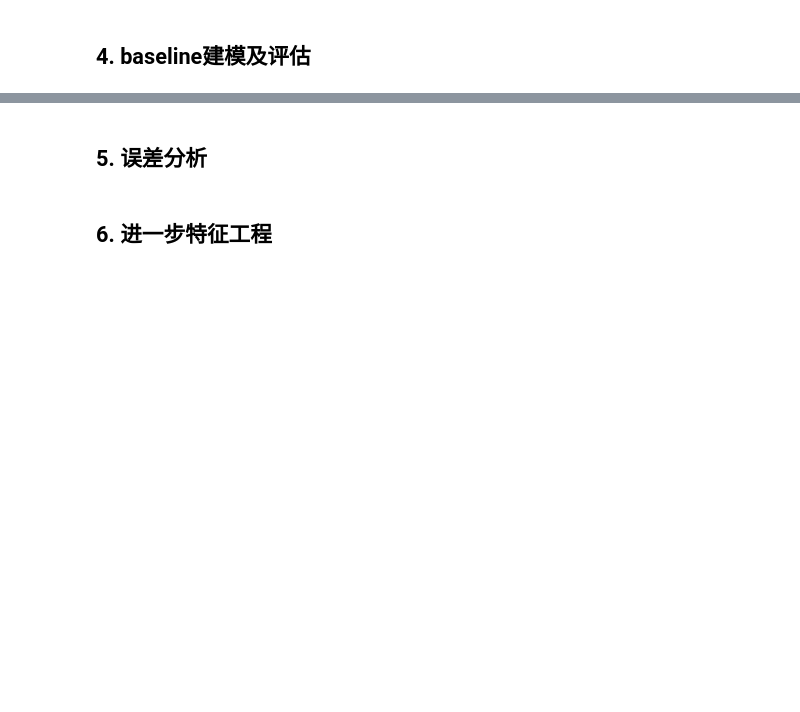
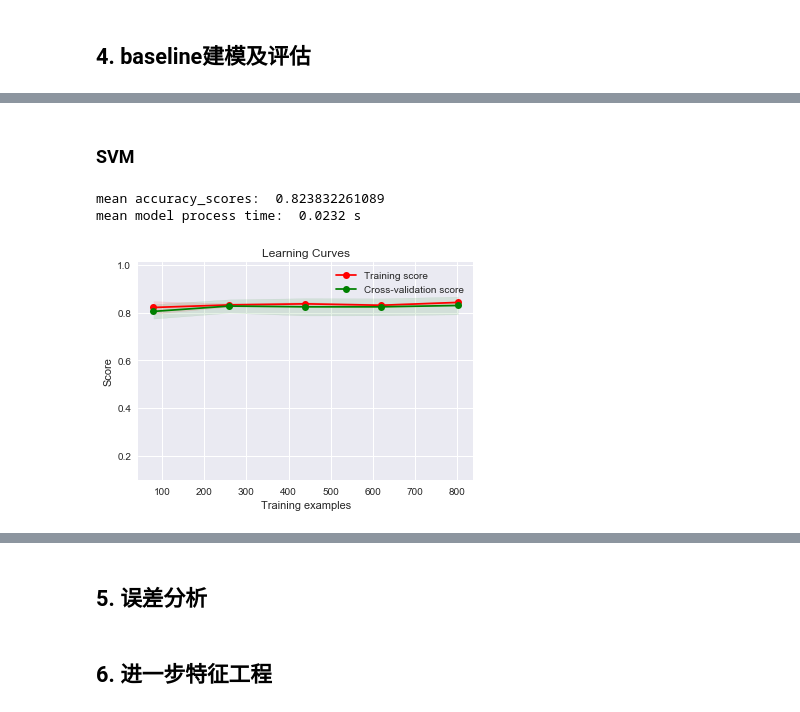
Before and after one commit to hidejxz/hidejxz, a Jupyter notebook: docs/source/case/titanic.ipynb, the cells around one changed output, grey strips where cells are left out. Cells and saved outputs as stored; diff of their text form; code cells hidden in the pictures; blank space fills up the shorter version.

```diff
--- a/docs/source/case/titanic.ipynb
+++ b/docs/source/case/titanic.ipynb
@@ -248,0 +383,14 @@ all_data.drop(['PassengerId','Name','SibSp','Parch','Ticket'],axis = 1,inplace =
+# %% [markdown]
+### SVM
+# %%
+from sklearn.svm import SVC
+def svc_model(X_train, X_test, y_train):
+    model = SVC(C=20)
+    model.fit(X_train, y_train)
+    predictions = model.predict(X_test)
+    return predictions,model
+mean_accuracy['svc'],mean_time['svc'] = kfold_plot(x_train, y_train, svc_model)
+# %% [output]
+mean accuracy_scores:  0.823832261089
+mean model process time:  0.0232 s
+[figure, added]
```
Also changed, not shown: parts of 28 cells of this notebook, 16 other files.
